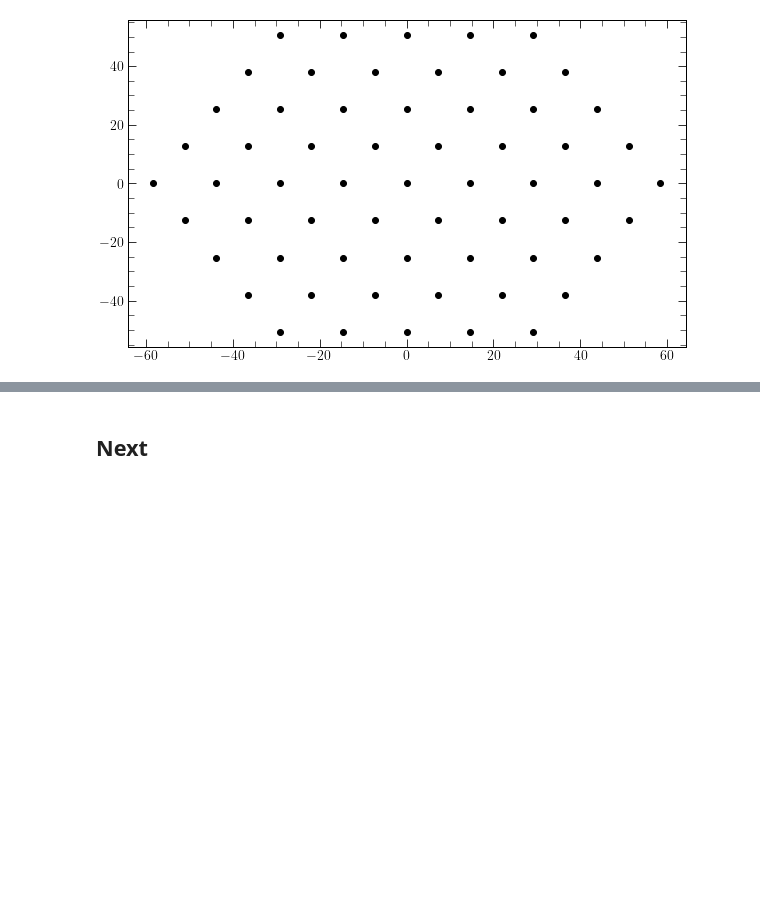
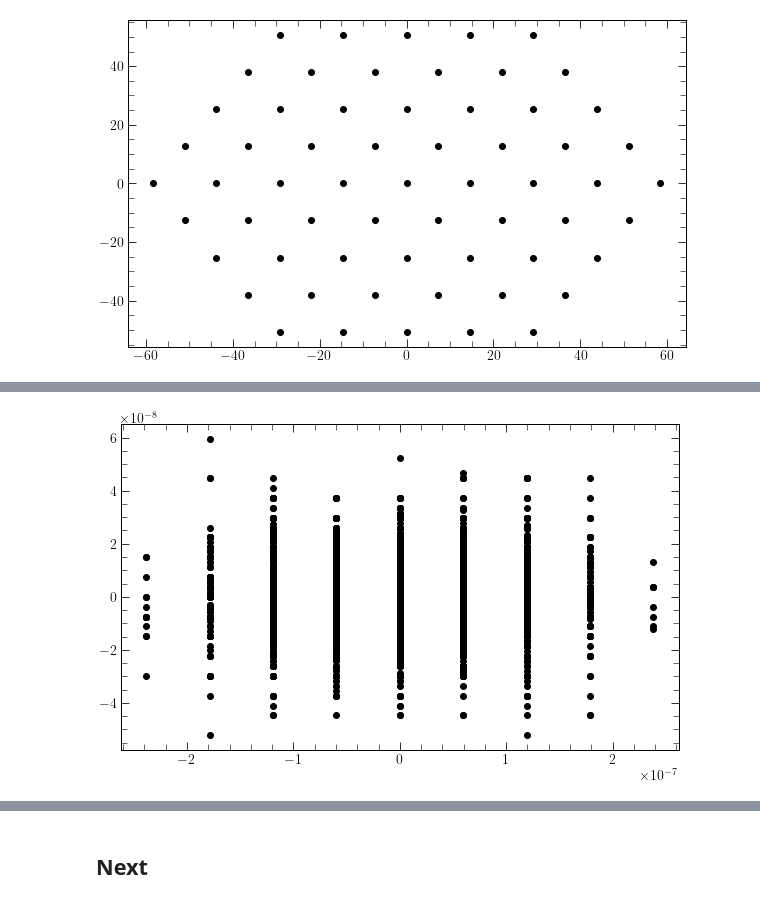
Before and after one commit to tyler-a-cox/linsolve, a Jupyter notebook: tf_linsolve_workspace-Copy1.ipynb, the cells around one changed output, grey strips where cells are left out. Saved outputs shown, nothing was run; the diff lists cells and outputs as text; code cells hidden in the pictures; blank space fills up the shorter version.

```diff
--- a/tf_linsolve_workspace-Copy1.ipynb
+++ b/tf_linsolve_workspace-Copy1.ipynb
@@ -95,3 +137,18 @@ Wall time: 25 s
+# %%
+plt.figure(figsize=(10, 6))
+for k in sol0_new.keys():
+    if len(k) < 3:
+        plt.scatter(
+            sol[k][0].real - solab[k][0].real,
+            sol[k][0].imag - solab[k][0].imag,
+            color='k'
+        )
+
+#plt.xlim([-2e-7, 2e-7])
+#plt.ylim([-2e-7, 2e-7])
+plt.show()
+# %% [output]
+[figure, added]
 # %%
 plt.figure(figsize=(10, 6))
 for k in sol0_new.keys():
```
Also changed, not shown: parts of 19 cells of this notebook, 4 other files.
